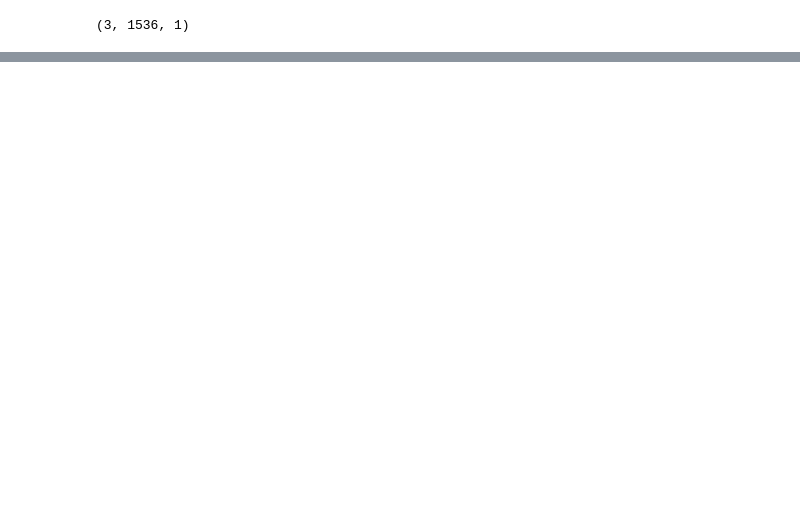
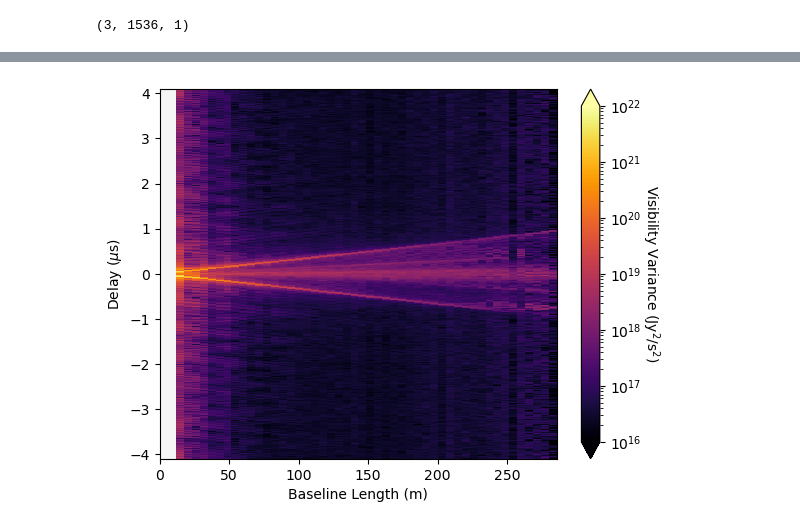
Before and after one commit to rlbyrne/rlb_hera, a Jupyter notebook: visualize_dwabscal_solutions_Jul2024.ipynb, the cells around one changed output, grey strips where cells are left out. Saved outputs shown, nothing was run; the diff lists cells and outputs as text; code cells hidden in the pictures; blank space fills up the shorter version.

```diff
--- a/visualize_dwabscal_solutions_Jul2024.ipynb
+++ b/visualize_dwabscal_solutions_Jul2024.ipynb
@@ -30,0 +32,17 @@ plt.show()
+# %%
+data_orig = pyuvdata.UVData()
+data_orig.read(
+    "/safepool/rbyrne/hera_data/H6C-data/2459861/zen.2459861.45004.sum.abs_calibrated.red_avg.uvh5"
+)
+model = pyuvdata.UVData()
+model.read(
+    "/safepool/rbyrne/hera_data/interpolated_models/zen.2459861.45004.sum.abs_calibrated.red_avg_model.uvfits"
+)
+data_abscal = pyuvdata.UVData()
+data_abscal.read("/safepool/rbyrne/hera_abscal_Jul2024/abscal_data.uvfits")
+data_dwabscal = pyuvdata.UVData()
+data_dwabscal.read("/safepool/rbyrne/hera_abscal_Jul2024/dwabscal_data.uvfits")
+# %%
+plot_delay_spectra.plot_visibilities(data_orig)
+# %% [output]
+[figure, added]
```
Also changed, not shown: parts of 5 cells of this notebook, 3 other files.
